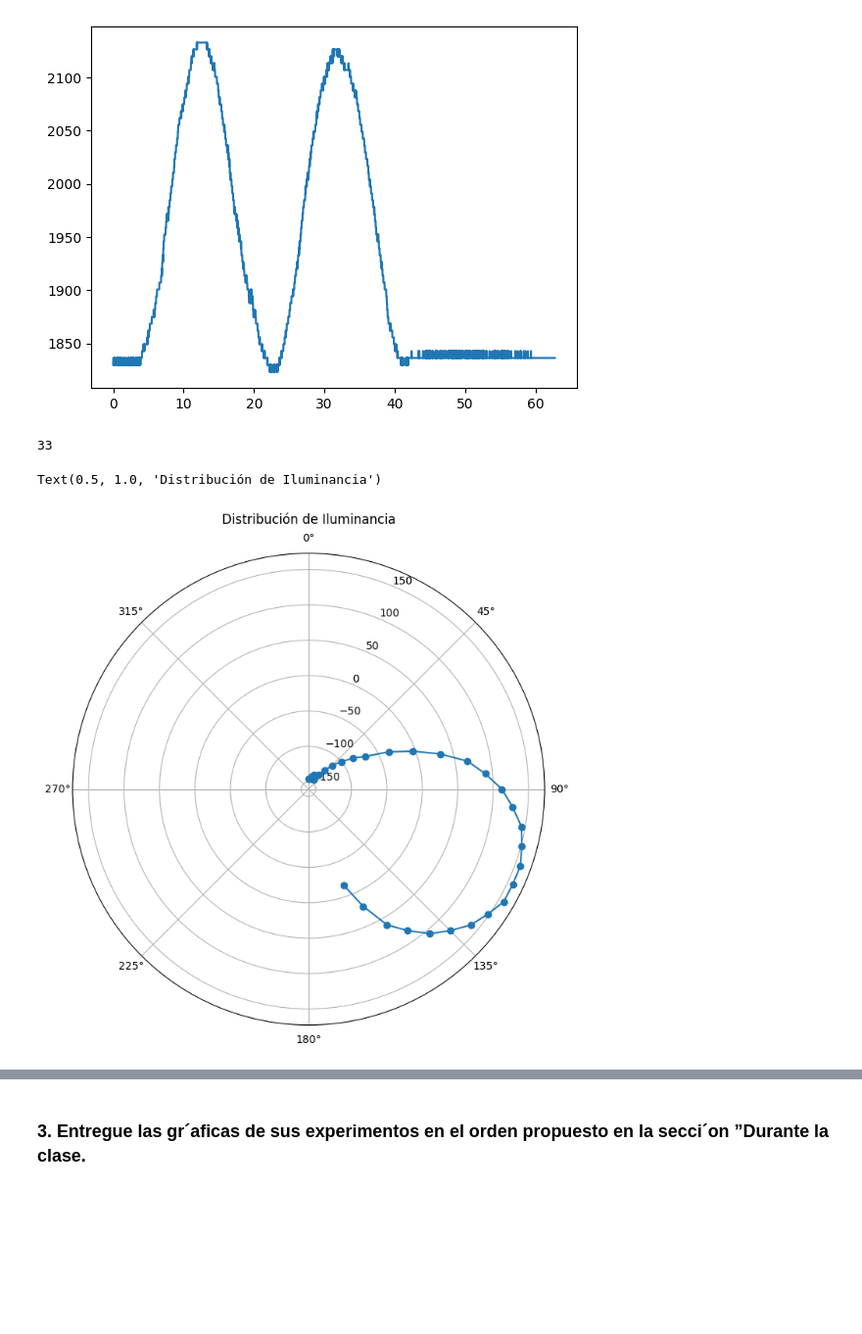
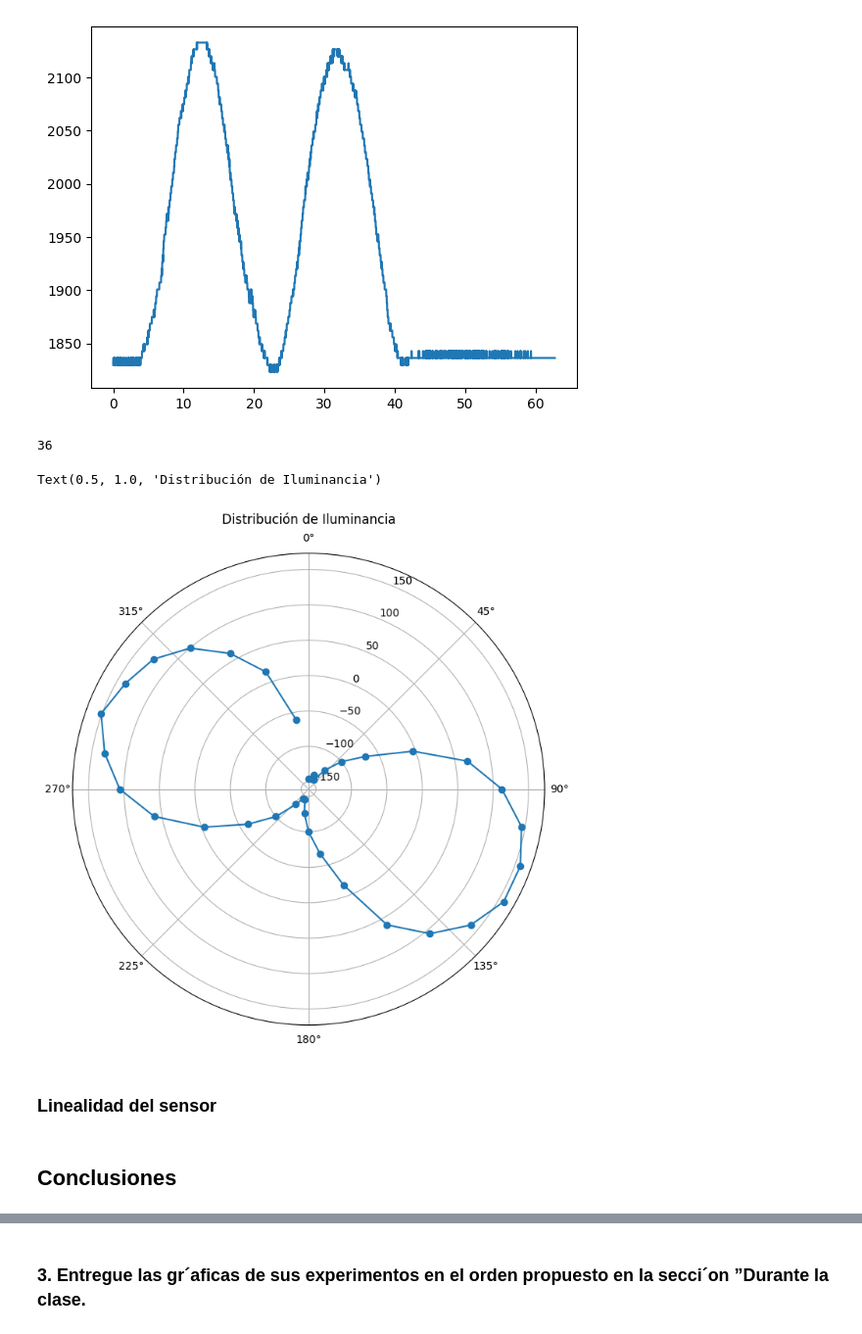
Before and after one commit to PinzonHarker/2024-II_Mediciones_Opticas, a Jupyter notebook: Exp5b_Ley_De_Malus/Exp5b_ley_de_malus.ipynb, the cells around one changed output, grey strips where cells are left out. Shown at 98% size. Cells and saved outputs as stored; diff of their text form; code cells hidden in the pictures; blank space fills up the shorter version.

Commit message:
update ley de malus, metodologia punto 4 linealidad sensor

```diff
--- a/Exp5b_Ley_De_Malus/Exp5b_ley_de_malus.ipynb
+++ b/Exp5b_Ley_De_Malus/Exp5b_ley_de_malus.ipynb
@@ -238,27 +362,31 @@ plt.plot(datosSensorConAnalizadorIntento2["Time (s)"], datosSensorConAnalizadorI
 # %%
 # Obtener las columnas necesarias para la gráfica
 iluminancias_filtradas2 = datos_filtrados2["Illuminance (lx)"].values - 1975
 
 # Generar ángulos para la gráfica polar (5 a 160 grados, con 5 grados de separación)
-angulos = np.radians(np.arange(0, 360, 10))
+angulos2 = np.radians(np.arange(0, 360, 10))
 
-print(len(angulos))
+print(len(angulos2))
 
 # Interpolar las iluminancias al rango de ángulos
 iluminancias_interpoladas2 = np.interp(
-    angulos, np.linspace(0, 2 * np.pi, len(iluminancias_filtradas2), endpoint=False), iluminancias_filtradas
+    angulos2, np.linspace(0, 2 * np.pi, len(iluminancias_filtradas2), endpoint=False), iluminancias_filtradas
 )
 
 # Graficar en coordenadas polares
 fig, ax = plt.subplots(subplot_kw={'projection': 'polar'}, figsize=(8, 8))
-ax.plot(angulos, iluminancias_interpoladas2, marker='o')
+ax.plot(angulos2, iluminancias_interpoladas2, marker='o')
 
 # Configurar ejes
 ax.set_theta_zero_location("N")  # Norte en la parte superior
 ax.set_theta_direction(-1)  # Sentido horario
 ax.set_title("Distribución de Iluminancia", va='bottom')
 # %% [output]
-33
+36
 Text(0.5, 1.0, 'Distribución de Iluminancia')
-[figure, old version]
+[figure, new version]
+# %% [markdown]
+### Linealidad del sensor
+# %% [markdown]
+## Conclusiones
 # %% [markdown]
```
Also changed, not shown: parts of 12 cells of this notebook.
